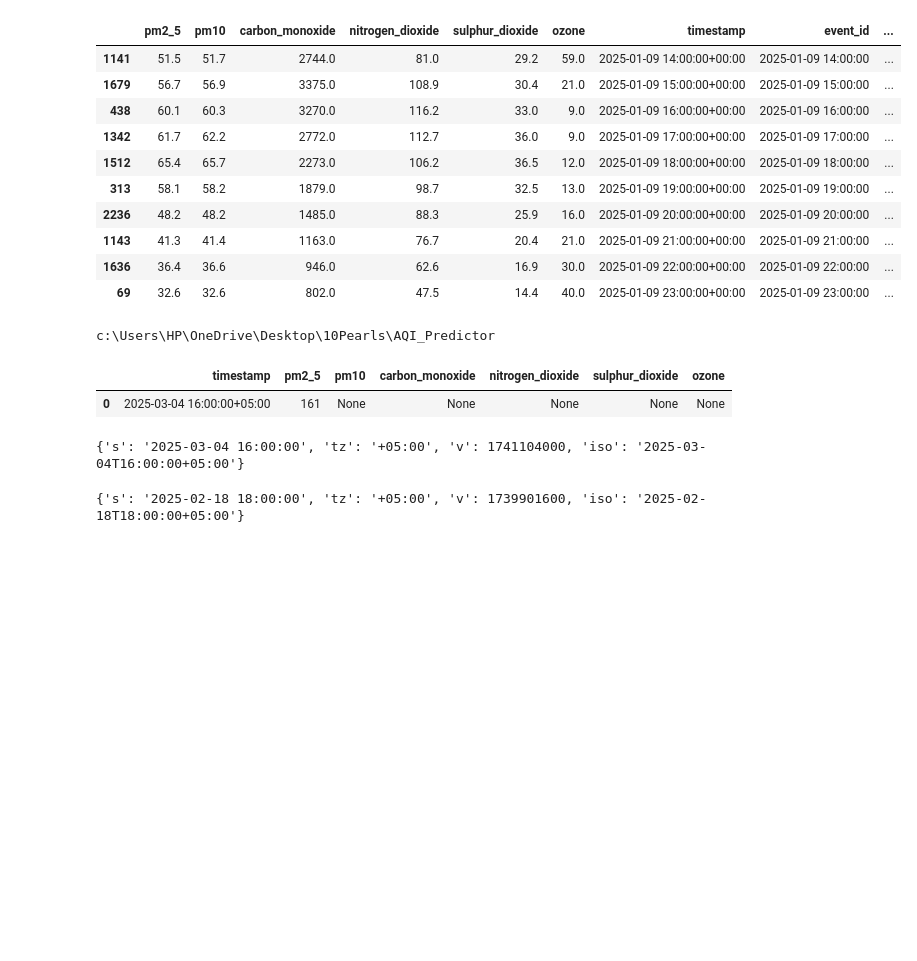
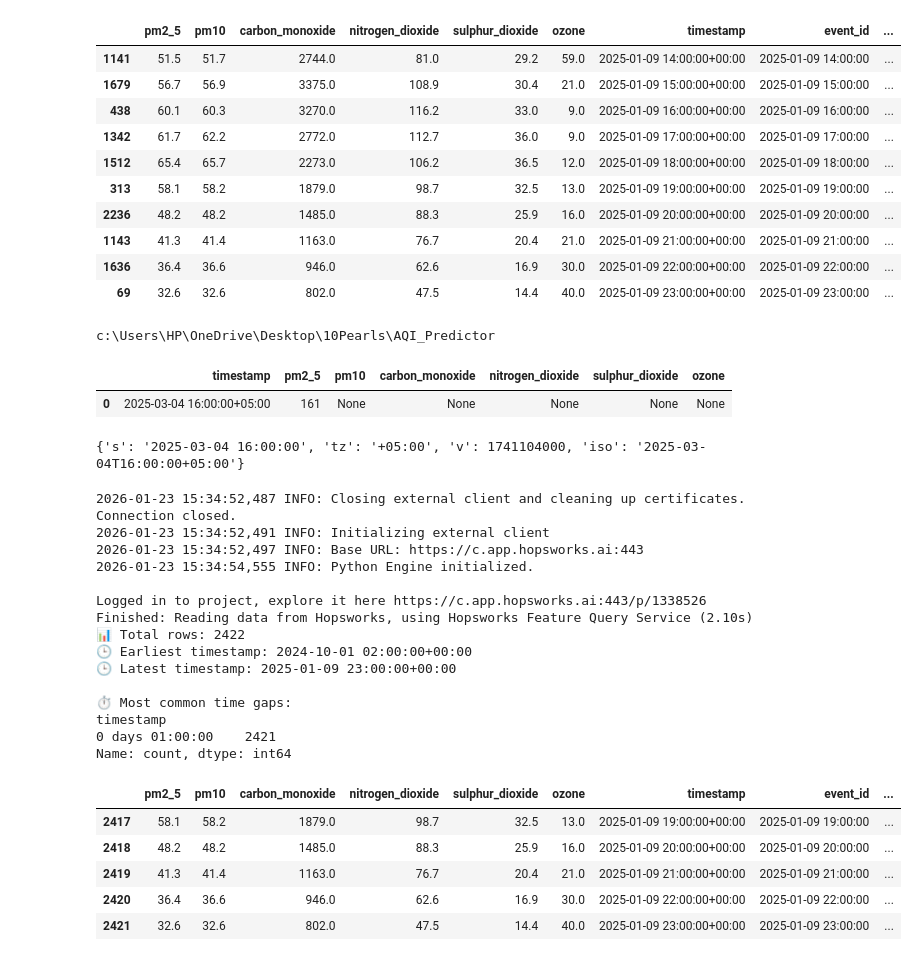
Before and after one commit to zeemen2724/AQI_Predictor, a Jupyter notebook: src/notebooks/eda.ipynb, the cells around one changed output. Cells and saved outputs as stored; diff of their text form; code cells hidden in the pictures; blank space fills up the shorter version.

Commit message:
Remove AQICN, use Open-Meteo with Feature Group v2

```diff
--- a/src/notebooks/eda.ipynb
+++ b/src/notebooks/eda.ipynb
@@ -273,12 +273,66 @@ print(r.json()["data"]["time"])
 # %% [output]
 {'s': '2025-03-04 16:00:00', 'tz': '+05:00', 'v': 1741104000, 'iso': '2025-03-04T16:00:00+05:00'}
 # %%
-import requests
+import os
+import hopsworks
+import pandas as pd
 
-url = "https://api.waqi.info/feed/lahore/"
-token = "5d48a5e24962ce5b810508618a14cedf6339f99f"
+# Login (uses env vars if set, otherwise interactive)
+project = hopsworks.login(
+    api_key_value=os.getenv("HOPSWORKS_API_KEY"),
+    project=os.getenv("HOPSWORKS_PROJECT_NAME"),
+)
 
-r = requests.get(url, params={"token": token})
-print(r.json()["data"]["time"])
+fs = project.get_feature_store()
+
+# 🔥 Your actual Feature Group
+fg = fs.get_feature_group(
+    name="karachi_air_quality",
+    version=2
+)
+
+# Read full offline feature group
+df = fg.read()
+
+# Sort by event time
+df_sorted = df.sort_values("timestamp").reset_index(drop=True)
+
+# ─────────────────────────────
+# QUICK HEALTH CHECKS
+# ─────────────────────────────
+
+print("📊 Total rows:", len(df_sorted))
+print("🕒 Earliest timestamp:", df_sorted["timestamp"].min())
+print("🕒 Latest timestamp:", df_sorted["timestamp"].max())
+
+# Time gaps between rows
+time_diffs = df_sorted["timestamp"].diff()
+
+print("\n⏱️ Most common time gaps:")
+print(time_diffs.value_counts().head(10))
+
+# Show last few rows
+df_sorted.tail()
 # %% [output]
-{'s': '2025-02-18 18:00:00', 'tz': '+05:00', 'v': 1739901600, 'iso': '2025-02-18T18:00:00+05:00'}
+2026-01-23 15:34:52,487 INFO: Closing external client and cleaning up certificates.
+Connection closed.
+2026-01-23 15:34:52,491 INFO: Initializing external client
+2026-01-23 15:34:52,497 INFO: Base URL: https://c.app.hopsworks.ai:443
+2026-01-23 15:34:54,555 INFO: Python Engine initialized.
+
+Logged in to project, explore it here https://c.app.hopsworks.ai:443/p/1338526
+Finished: Reading data from Hopsworks, using Hopsworks Feature Query Service (2.10s)
+📊 Total rows: 2422
+🕒 Earliest timestamp: 2024-10-01 02:00:00+00:00
+🕒 Latest timestamp: 2025-01-09 23:00:00+00:00
+
+⏱️ Most common time gaps:
+timestamp
+0 days 01:00:00    2421
+Name: count, dtype: int64
+|  | pm2_5 | pm10 | carbon_monoxide | nitrogen_dioxide | sulphur_dioxide | ozone | timestamp | event_id | ... |
+| 2417 | 58.1 | 58.2 | 1879.0 | 98.7 | 32.5 | 13.0 | 2025-01-09 19:00:00+00:00 | 2025-01-09 19:00:00 | ... |
+| 2418 | 48.2 | 48.2 | 1485.0 | 88.3 | 25.9 | 16.0 | 2025-01-09 20:00:00+00:00 | 2025-01-09 20:00:00 | ... |
+| 2419 | 41.3 | 41.4 | 1163.0 | 76.7 | 20.4 | 21.0 | 2025-01-09 21:00:00+00:00 | 2025-01-09 21:00:00 | ... |
+| 2420 | 36.4 | 36.6 | 946.0 | 62.6 | 16.9 | 30.0 | 2025-01-09 22:00:00+00:00 | 2025-01-09 22:00:00 | ... |
+| 2421 | 32.6 | 32.6 | 802.0 | 47.5 | 14.4 | 40.0 | 2025-01-09 23:00:00+00:00 | 2025-01-09 23:00:00 | ... |
```
Also changed, not shown: parts of 12 cells of this notebook, 8 other files.
